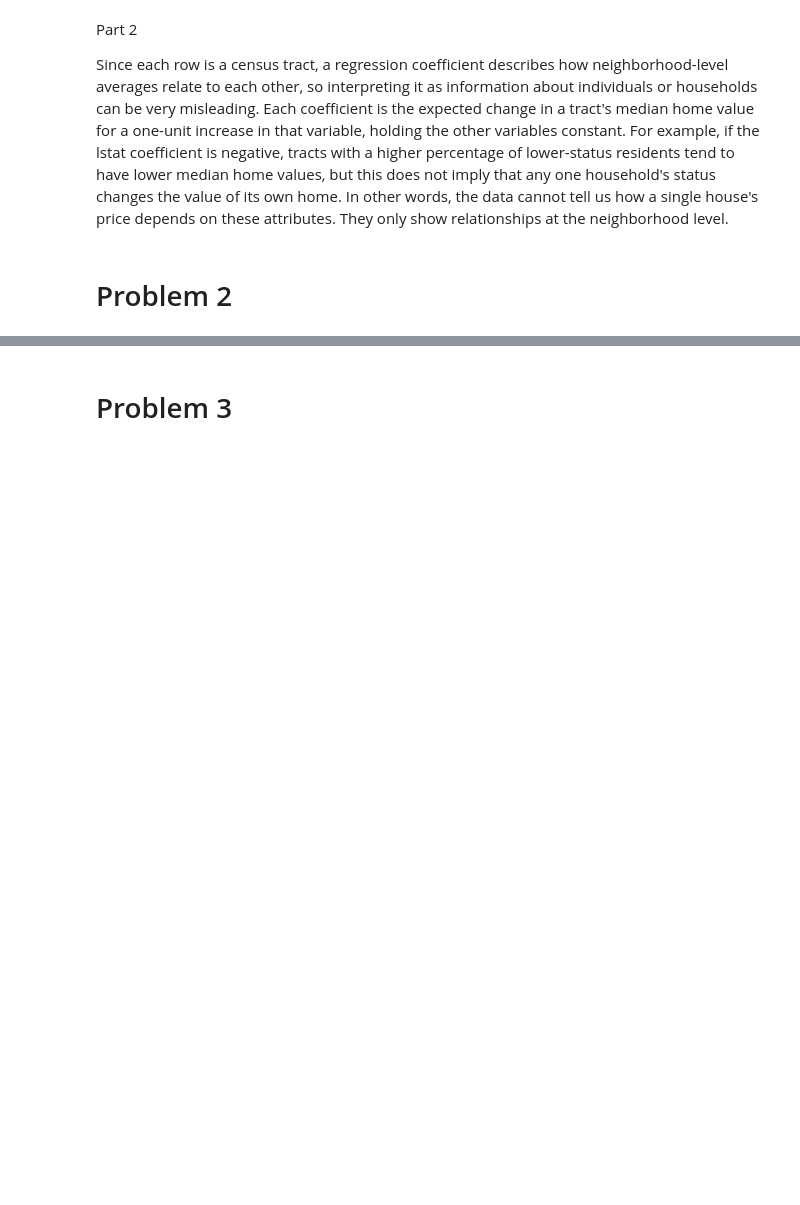
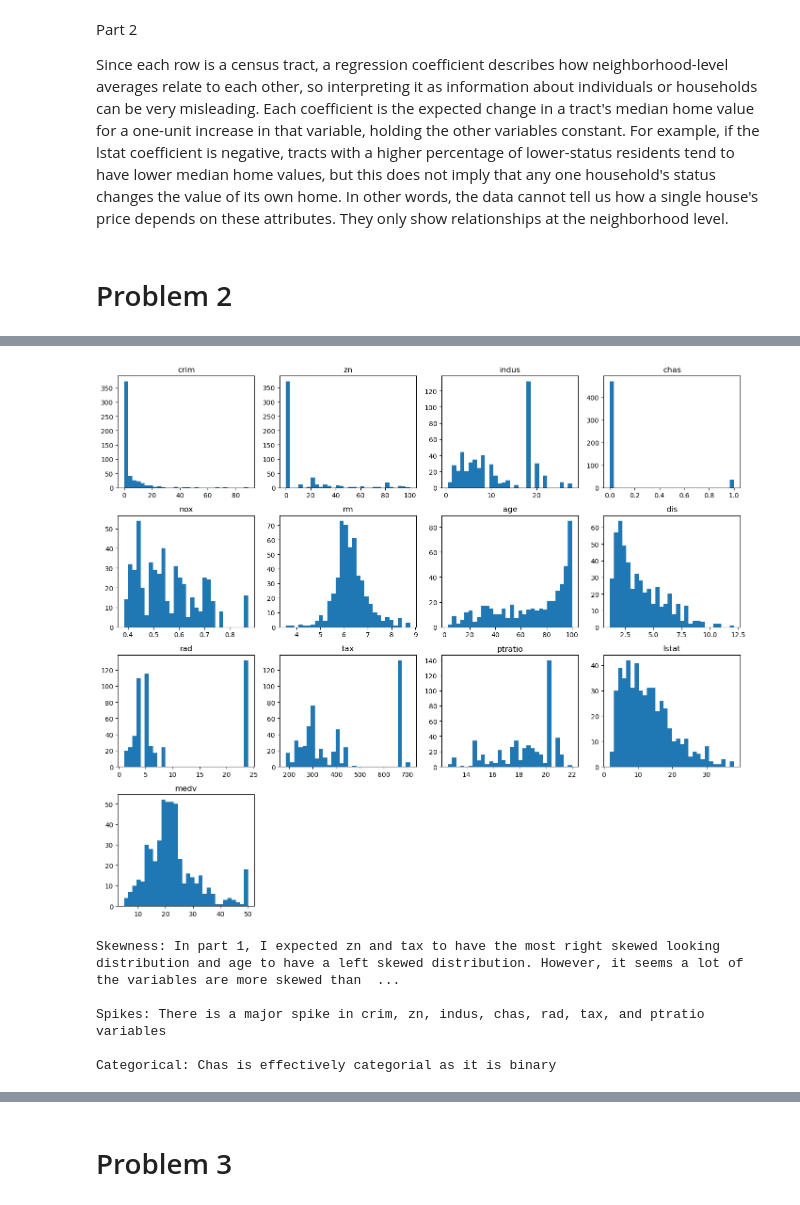
Before and after one commit to avinashsriram1/ADSP-31011-Statistical-Models-for-Data-Science, a Jupyter notebook: Assignment 3/Assignment_3_Avinash_Sriram.ipynb, the cells around one changed output, grey strips where cells are left out. Cells and saved outputs as stored; diff of their text form; code cells hidden in the pictures; blank space fills up the shorter version.

```diff
--- a/Assignment 3/Assignment_3_Avinash_Sriram.ipynb
+++ b/Assignment 3/Assignment_3_Avinash_Sriram.ipynb
@@ -72,0 +109,26 @@ Since each row is a census tract, a regression coefficient describes how neighbo
+# %%
+# Part 2
+
+fig, axs = plt.subplots(4, 4, figsize=(14, 12))
+axs = axs.ravel()
+
+for ax, col in zip(axs, Boston.columns):
+    ax.hist(Boston[col], bins=30)
+    ax.set_title(col)
+
+for ax in axs[len(Boston.columns):]:
+    ax.set_visible(False)
+
+plt.tight_layout()
+plt.show()
+
+print("Skewness: In part 1, I expected zn and tax to have the most right skewed looking distribution and age to have a left skewed distribution. However, it seems a lot of the variables are more skewed than my intial analyis. crim, zn, nox, dis, and lstat all are right skewed. age is left skewed. chas seems to be bimodal. tax's distribution is unique due to the large mode it has (thereby raising the mean signficantly)")
+print("\nSpikes: There is a major spike in crim, zn, indus, chas, rad, tax, and ptratio variables")
+print("\nCategorical: Chas is effectively categorial as it is binary")
+# %% [output]
+[figure, added]
+Skewness: In part 1, I expected zn and tax to have the most right skewed looking distribution and age to have a left skewed distribution. However, it seems a lot of the variables are more skewed than  ...
+
+Spikes: There is a major spike in crim, zn, indus, chas, rad, tax, and ptratio variables
+
+Categorical: Chas is effectively categorial as it is binary
```
Also changed, not shown: parts of 6 cells of this notebook.
